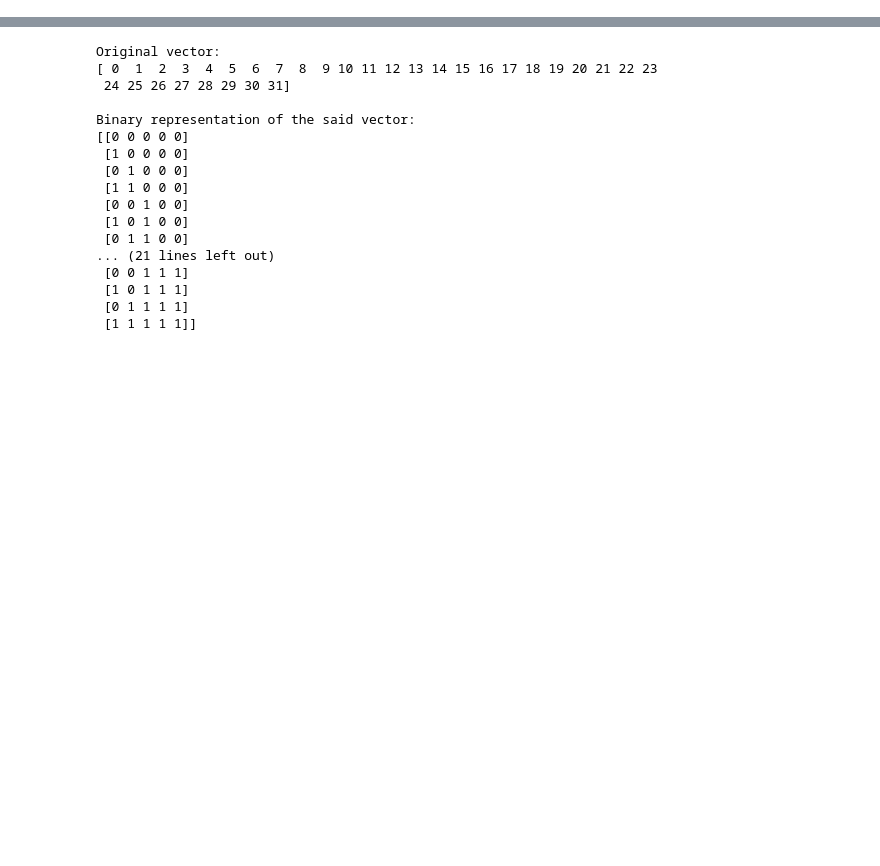
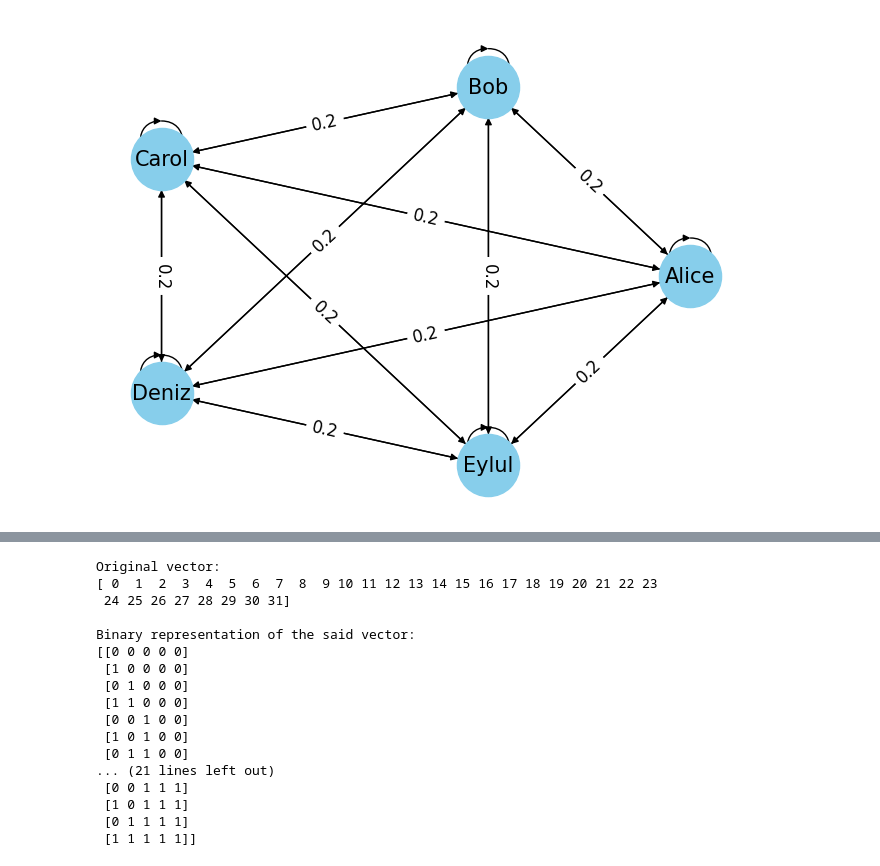
Before and after one commit to halilfarukkaragoz/kom505-project, a Jupyter notebook: KOM505_Project.ipynb, the cells around one changed output, grey strips where cells are left out. Cells and saved outputs as stored; diff of their text form; code cells hidden in the pictures; blank space fills up the shorter version.

```diff
--- a/KOM505_Project.ipynb
+++ b/KOM505_Project.ipynb
@@ -4,0 +53,19 @@ import networkx as nx
+# %%
+def drawGraph(G):
+  # Position nodes using a layout
+  pos = nx.circular_layout(G)
+
+  # Draw the graph
+  nx.draw(G, pos, with_labels=True, node_color='skyblue', node_size=2000, edge_color='black', linewidths=1, font_size=15)
+
+  # Draw edge labels (weights)
+  edge_labels = nx.get_edge_attributes(G, 'weight')
+  nx.draw_networkx_edge_labels(G, pos, edge_labels=edge_labels, font_size=12)
+
+  # Show plot
+  plt.show()
+# %%
+myGraph = graph_gen(2,1)
+drawGraph(myGraph)
+# %% [output]
+[figure, added]
```
Also changed, not shown: parts of 24 cells of this notebook.
